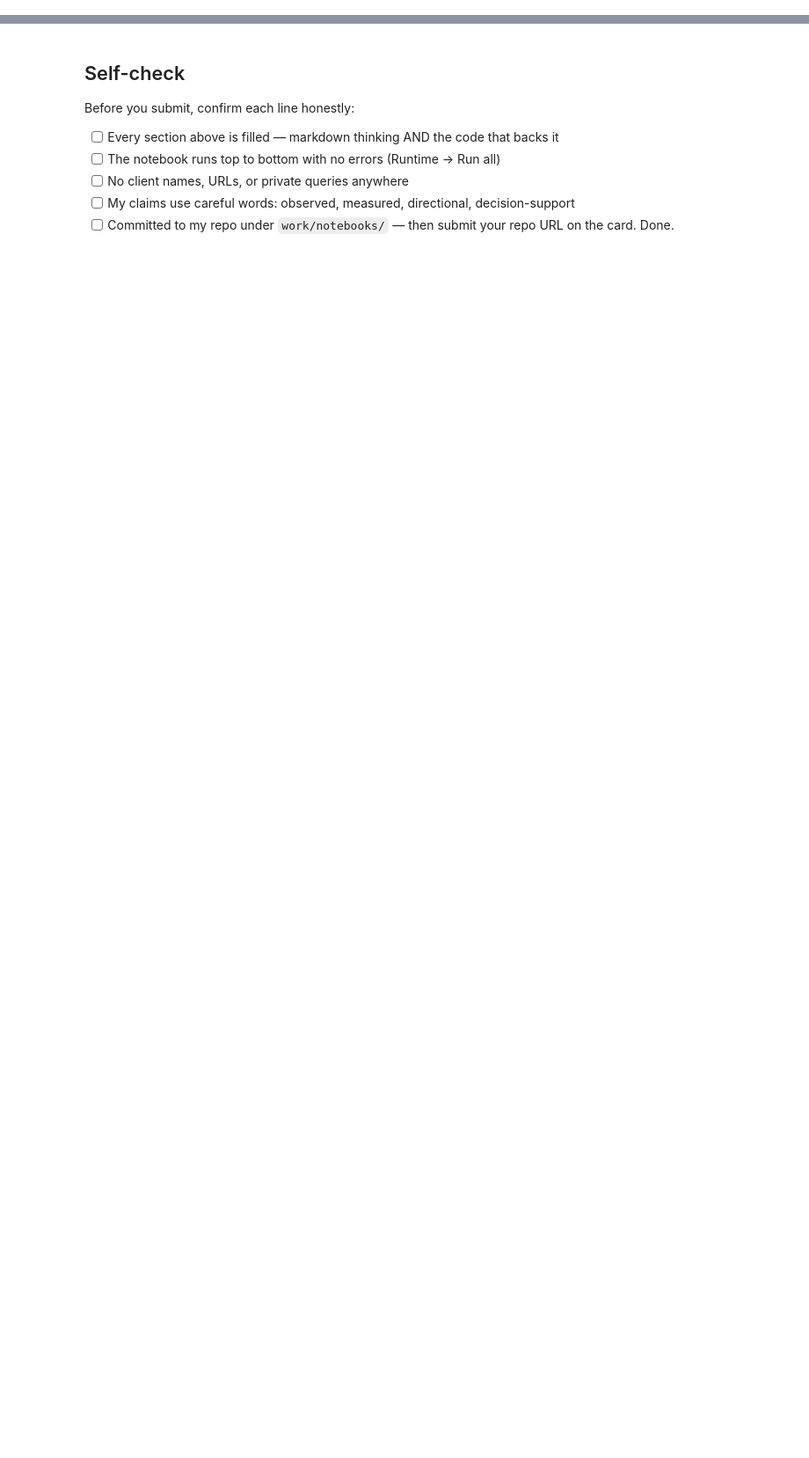
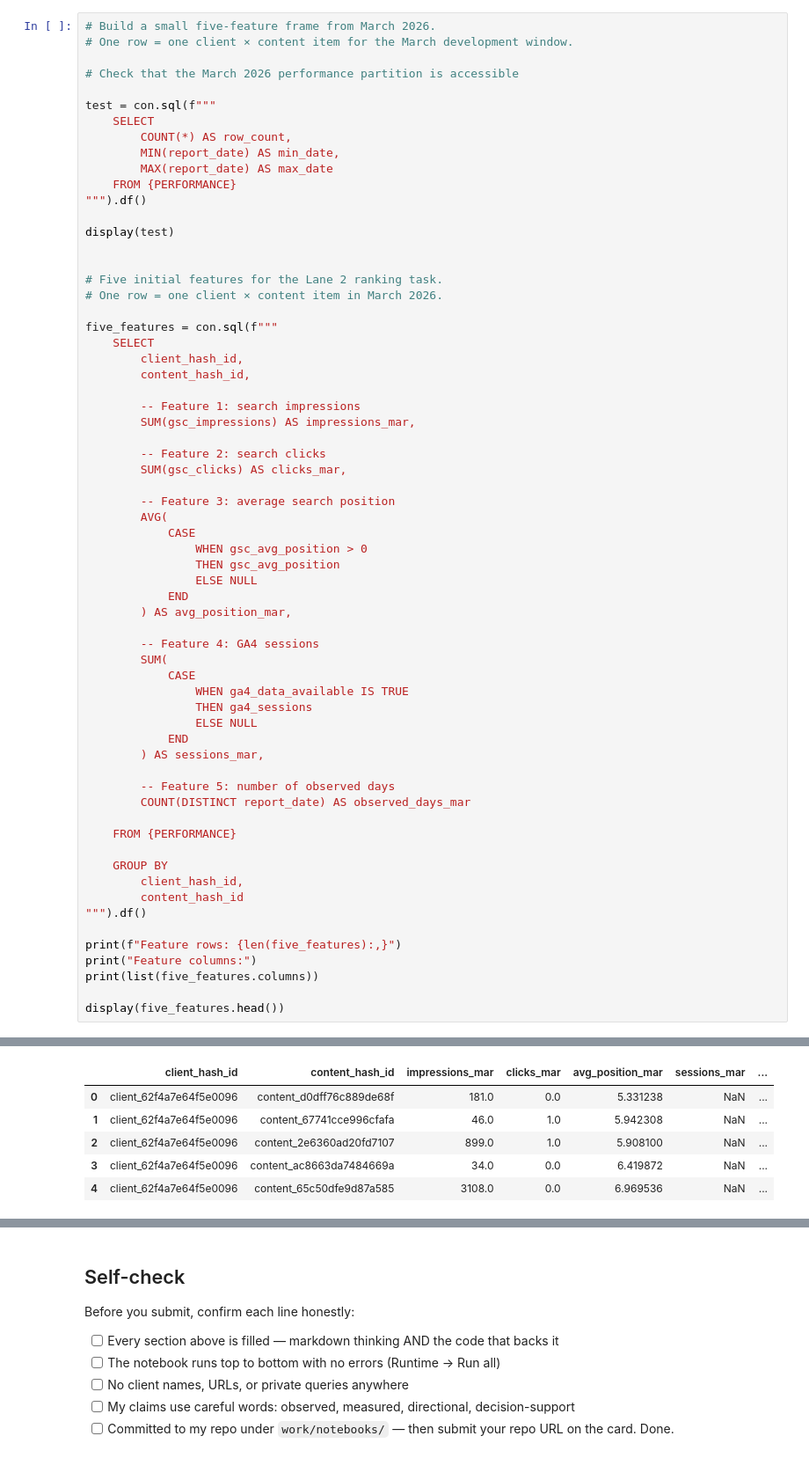
Before and after one commit to krithi-ks/flyrankAI-ML, a Jupyter notebook: work/notebooks/w03_data_contract.ipynb, the cells around one changed output, grey strips where cells are left out. Shown at 88% size. Drawn from its saved outputs; the diff is of its cells as text; blank space fills up the shorter version.

```diff
--- a/work/notebooks/w03_data_contract.ipynb
+++ b/work/notebooks/w03_data_contract.ipynb
@@ -12,0 +254,65 @@ This skeleton is yours to fill. Work the sections **in order** — each one has
+# %%
+# Build a small five-feature frame from March 2026.
+# One row = one client × content item for the March development window.
+
+# Check that the March 2026 performance partition is accessible
+
+test = con.sql(f"""
+    SELECT
+        COUNT(*) AS row_count,
+        MIN(report_date) AS min_date,
+        MAX(report_date) AS max_date
+    FROM {PERFORMANCE}
+""").df()
+
+display(test)
+
+
+# Five initial features for the Lane 2 ranking task.
+# One row = one client × content item in March 2026.
+
+five_features = con.sql(f"""
+    SELECT
+        client_hash_id,
+        content_hash_id,
+
+        -- Feature 1: search impressions
+        SUM(gsc_impressions) AS impressions_mar,
+
+        -- Feature 2: search clicks
+        SUM(gsc_clicks) AS clicks_mar,
+
+        -- Feature 3: average search position
+        AVG(
+            CASE
+                WHEN gsc_avg_position > 0
+                THEN gsc_avg_position
+                ELSE NULL
+            END
+        ) AS avg_position_mar,
+
+        -- Feature 4: GA4 sessions
+        SUM(
+            CASE
+                WHEN ga4_data_available IS TRUE
+                THEN ga4_sessions
+                ELSE NULL
+            END
+        ) AS sessions_mar,
+
+        -- Feature 5: number of observed days
+        COUNT(DISTINCT report_date) AS observed_days_mar
+
+    FROM {PERFORMANCE}
+
+    GROUP BY
+        client_hash_id,
+        content_hash_id
+""").df()
+
+print(f"Feature rows: {len(five_features):,}")
+print("Feature columns:")
+print(list(five_features.columns))
+
+display(five_features.head())
+# %% [output]
@@ -12,0 +324,6 @@ This skeleton is yours to fill. Work the sections **in order** — each one has
+|  | client_hash_id | content_hash_id | impressions_mar | clicks_mar | avg_position_mar | sessions_mar | ... |
+| 0 | client_62f4a7e64f5e0096 | content_d0dff76c889de68f | 181.0 | 0.0 | 5.331238 | NaN | ... |
+| 1 | client_62f4a7e64f5e0096 | content_67741cce996cfafa | 46.0 | 1.0 | 5.942308 | NaN | ... |
+| 2 | client_62f4a7e64f5e0096 | content_2e6360ad20fd7107 | 899.0 | 1.0 | 5.908100 | NaN | ... |
+| 3 | client_62f4a7e64f5e0096 | content_ac8663da7484669a | 34.0 | 0.0 | 6.419872 | NaN | ... |
+| 4 | client_62f4a7e64f5e0096 | content_65c50dfe9d87a585 | 3108.0 | 0.0 | 6.969536 | NaN | ... |
```
Also changed, not shown: parts of 18 cells of this notebook.
